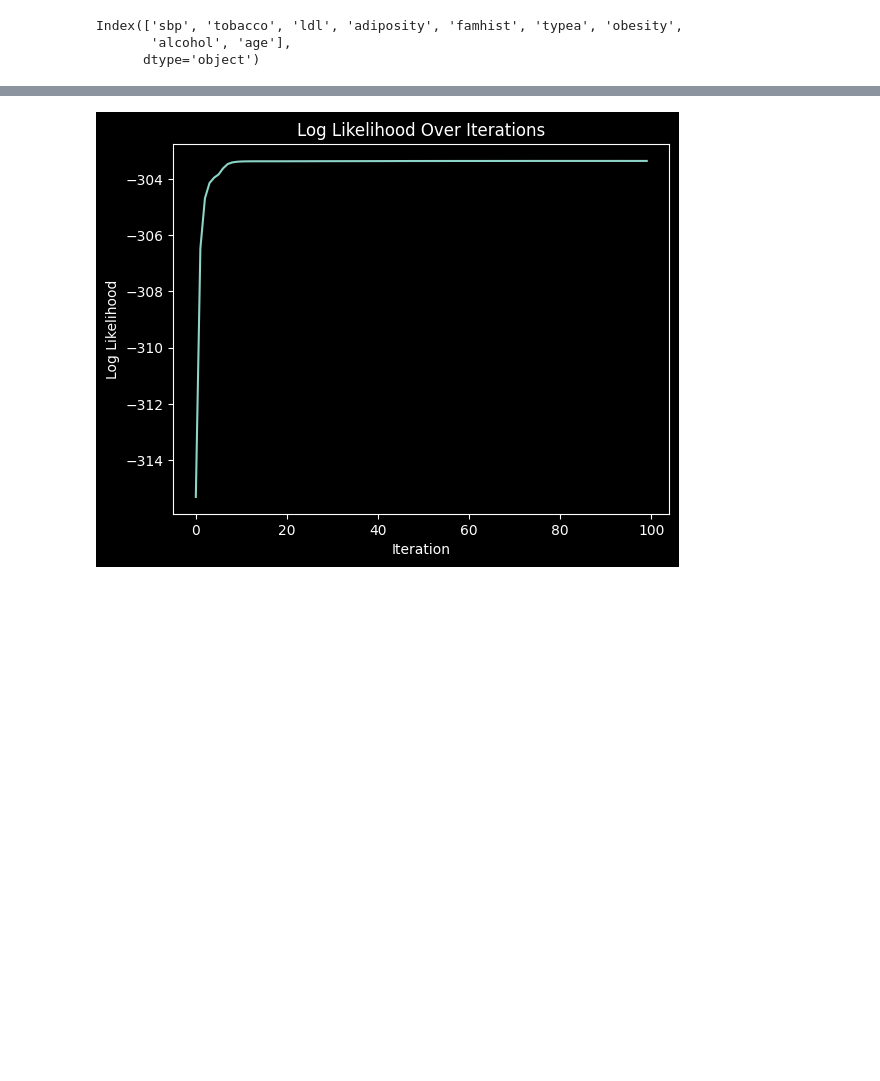
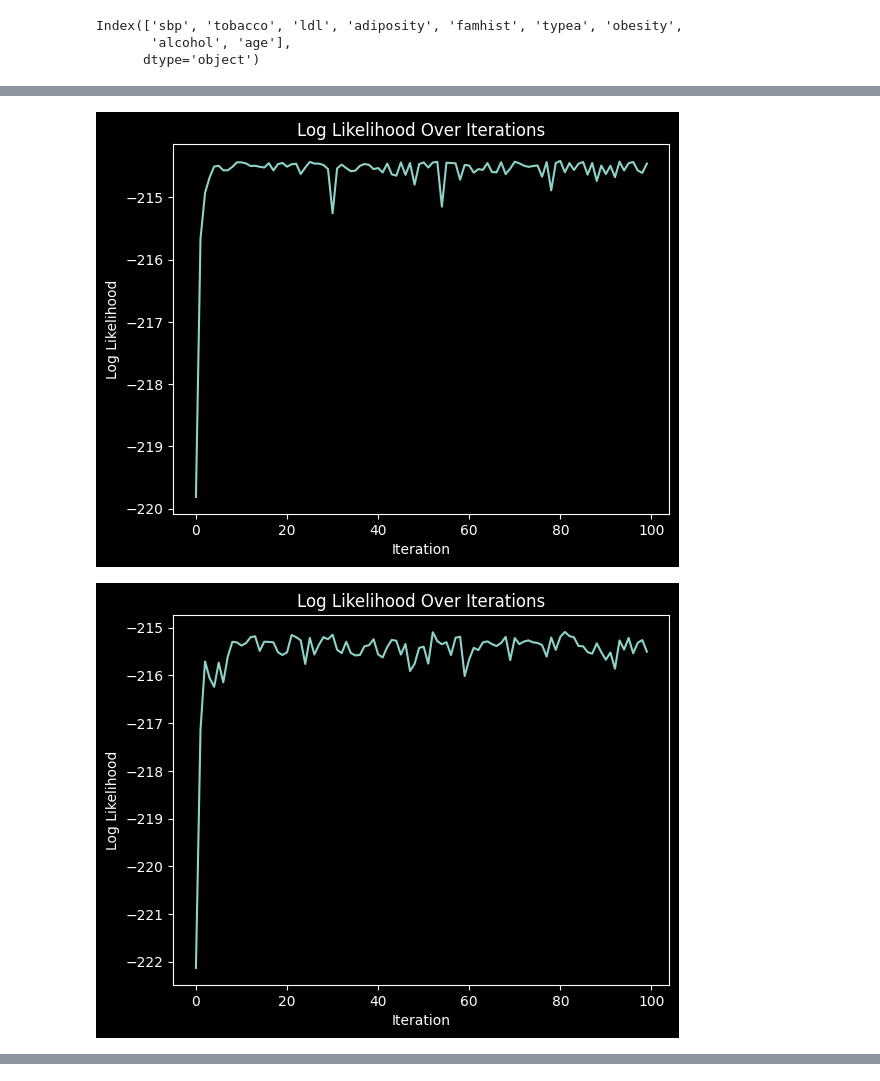
Before and after one commit to jaehho/junior_fall, a Jupyter notebook: frequentist/project_2/project_2.ipynb, the cells around one changed output, grey strips where cells are left out. Saved outputs shown, nothing was run; the diff lists cells and outputs as text; code cells hidden in the pictures; blank space fills up the shorter version.

Commit message:
model with l1, l2 and none regularization

```diff
--- a/frequentist/project_2/project_2.ipynb
+++ b/frequentist/project_2/project_2.ipynb
@@ -80,11 +81,13 @@ Index(['sbp', 'tobacco', 'ldl', 'adiposity', 'famhist', 'typea', 'obesity',
       dtype='object')
 # %%
 # Split the data into train (80%), validation (10%), and test (10%)
-X_train, X_temp, y_train, y_temp = train_test_split(X, y, test_size=0.2, random_state=1)
-X_val, X_test, y_val, y_test = train_test_split(X_temp, y_temp, test_size=0.5, random_state=1)
+X_train, X_temp, y_train, y_temp = train_test_split(X, y, test_size=0.2)
+X_val, X_test, y_val, y_test = train_test_split(X_temp, y_temp, test_size=0.5)
 
 # Standardize the feature
-# scaler = StandardScaler()
-# X_train = scaler.fit_transform(X_train)
-# X_val = scaler.transform(X_val)
-# X_test = scaler.transform(X_test)
+scaler = StandardScaler()
+X_train = scaler.fit_transform(X_train)
+X_val = scaler.transform(X_val)
+X_test = scaler.transform(X_test)
+
+X_train, y_train.values
@@ -93,10 +114,11 @@ import numpy as np
 import matplotlib.pyplot as plt
 
 class LogisticRegressionSGD:
-    def __init__(self, learning_rate=0.01, C=0.01, num_steps=1000):
+    def __init__(self, learning_rate=0.01, C=0.01, num_steps=100, regularization='l1'):
         self.learning_rate = learning_rate  # Step size for updating weights
-        self.C = C  # Regularization strength (L1 penalty factor)
+        self.C = C  # Regularization strength (L1 or L2 penalty factor)
         self.num_steps = num_steps  # Number of iterations for training
+        self.regularization = regularization  # Type of regularization: 'l1', 'l2', or None
         self.weights = None  # Weights will be initialized during training
         self.log_likelihood_values = []  # To store log likelihood values over iterations
 
@@ -118,45 +140,69 @@ class LogisticRegressionSGD:
 
         for step in range(self.num_steps):
             # Shuffle data for stochasticity in each iteration to ensure better convergence
-            # indices = np.arange(X.shape[0])
-            # np.random.shuffle(indices)
-            # X, y = X[indices], y[indices]
+            indices = np.arange(X.shape[0])
+            np.random.shuffle(indices)
+            X, y = X[indices], y[indices]
 
             for i in range(X.shape[0]):
                 # Compute the predicted probability for the current sample
                 predictions = self.predict(X[i])
                 # Compute the error (difference between actual and predicted value)
                 error = y[i] - predictions
                 # Compute the gradient for the current sample
                 gradient = X[i] * error
 
                 # Update weights using the gradient and learning rate
                 self.weights += self.learning_rate * gradient
 
-                # L1 Regularization Penalty
-                self.weights = np.sign(self.weights) * np.maximum(0, np.abs(self.weights) - self.learning_rate * self.C)
+                # Apply Regularization Penalty if regularization is enabled
+                if self.regularization == 'l1':
+                    # L1 Regularization: shrink weights towards zero to encourage sparsity
+                    self.weights = np.sign(self.weights) * np.maximum(0, np.abs(self.weights) - self.learning_rate * self.C)
+                elif self.regularization == 'l2':
+                    # L2 Regularization: apply penalty proportional to the weight value
+                    self.weights -= self.learning_rate * self.C * self.weights
 
             log_likelihood = self.compute_log_likelihood(X, y)
             self.log_likelihood_values.append(log_likelihood)
 
-            if step % 10 == 0:
-                print(f"Step {step}: Log Likelihood = {log_likelihood}")
+            # if step % 10 == 0:
+            #     print(f"Step {step}: Log Likelihood = {log_likelihood}")
 
     def plot_log_likelihood(self):
         # Plot the log likelihood values over iterations to visualize convergence
         plt.plot(range(len(self.log_likelihood_values)), self.log_likelihood_values)
         plt.xlabel('Iteration')
         plt.ylabel('Log Likelihood')
         plt.title('Log Likelihood Over Iterations')
         plt.show()
 
+# Example usage
+X = X_train
+y = y_train.values
 
-# Example usage
-from sklearn.datasets import make_classification
-X, y = make_classification(n_samples=1000, n_features=10, n_classes=2)
+learning_rate = 0.01
+C = 0.01
+num_steps = 100
+
+# Train logistic regression using SGD without regularization
+model_no_reg = LogisticRegressionSGD(learning_rate=learning_rate, C=C, num_steps=num_steps, regularization=None)
+model_no_reg.fit(X_train, y_train.values)
+model_no_reg.plot_log_likelihood()
 
 # Train logistic regression using SGD with L1 regularization
-model = LogisticRegressionSGD(learning_rate=0.01, C=0.01, num_steps=100)
-model.fit(X, y)
-model.plot_log_likelihood()
+model_l1 = LogisticRegressionSGD(learning_rate=learning_rate, C=C, num_steps=num_steps, regularization='l1')
+model_l1.fit(X_train, y_train.values)
+model_l1.plot_log_likelihood()
+
+# Train logistic regression using SGD with L2 regularization
+model_l2 = LogisticRegressionSGD(learning_rate=learning_rate, C=C, num_steps=num_steps, regularization='l2')
+model_l2.fit(X_train, y_train.values)
+model_l2.plot_log_likelihood()
+
+print("no_reg", model_no_reg.log_likelihood_values[-1])
+print("l1", model_l1.log_likelihood_values[-1])
+print("l2", model_l2.log_likelihood_values[-1])
 # %% [output]
+[figure, new version]
+[figure, added]
@@ -173 +212,0 @@ Step 90: Log Likelihood = -303.36454965609516
-[figure, old version]
```
Also changed, not shown: parts of 5 cells of this notebook.
